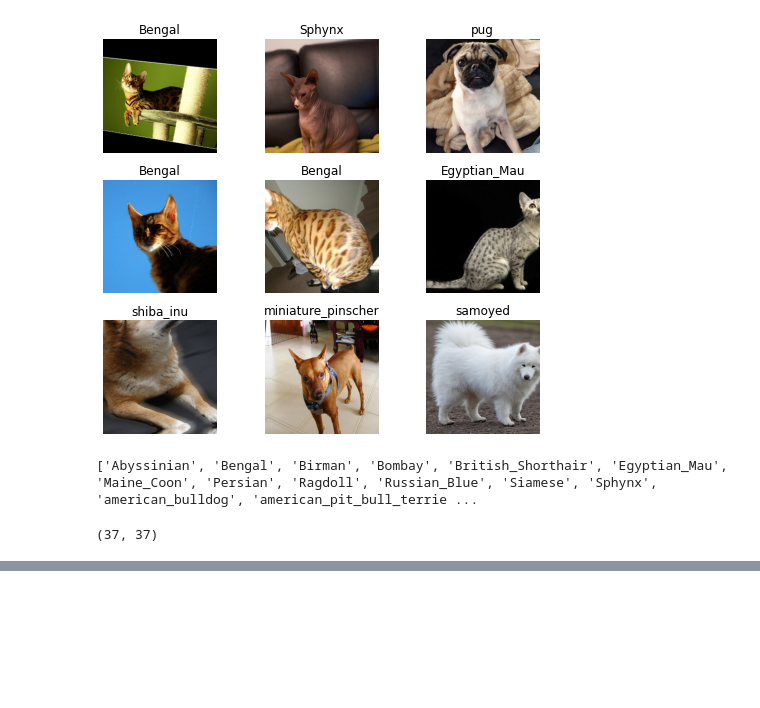
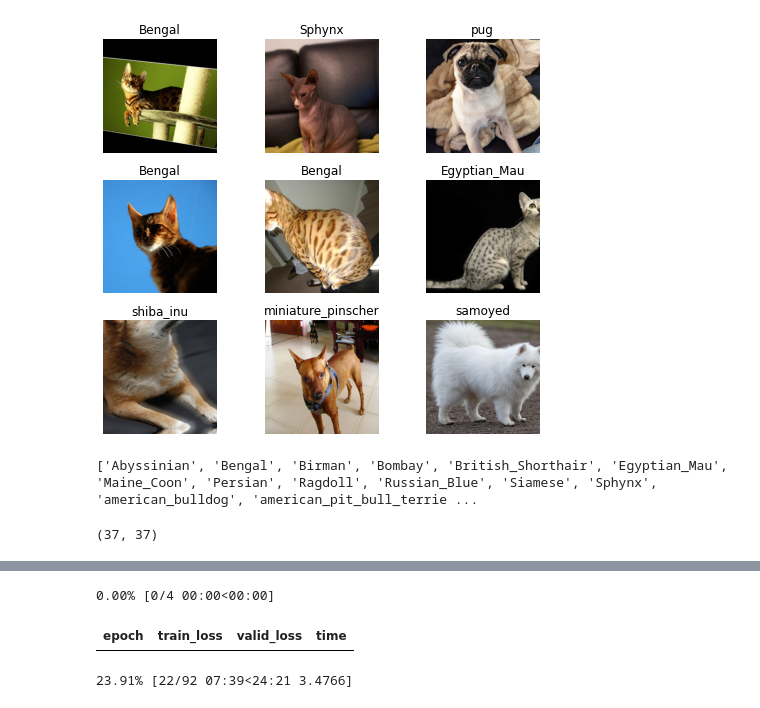
Before and after one commit to mriyank/image_classification, a Jupyter notebook: image_classification.ipynb, the cells around one changed output, grey strips where cells are left out. Drawn from its saved outputs; the diff is of its cells as text; code cells hidden in the pictures; blank space fills up the shorter version.

```diff
--- a/image_classification.ipynb
+++ b/image_classification.ipynb
@@ -75,5 +75,5 @@ len(data.classes),data.c
 ['Abyssinian', 'Bengal', 'Birman', 'Bombay', 'British_Shorthair', 'Egyptian_Mau', 'Maine_Coon', 'Persian', 'Ragdoll', 'Russian_Blue', 'Siamese', 'Sphynx', 'american_bulldog', 'american_pit_bull_terrie ...
 (37, 37)
 # %%
-learn = ConvLearner(data,models.resnet34, matrices=error_rate)
+create_cnn(data, models.resnet34, metrics=error_rate)
 # %% [output]
@@ -80,0 +97,6 @@ NameError: ignored
+# %%
+learn.fit_one_cycle(4)
+# %% [output]
+0.00% [0/4 00:00<00:00]
+| epoch | train_loss | valid_loss | time |
+23.91% [22/92 07:39<24:21 3.4766]
```
Also changed, not shown: parts of 1 cell of this notebook.
